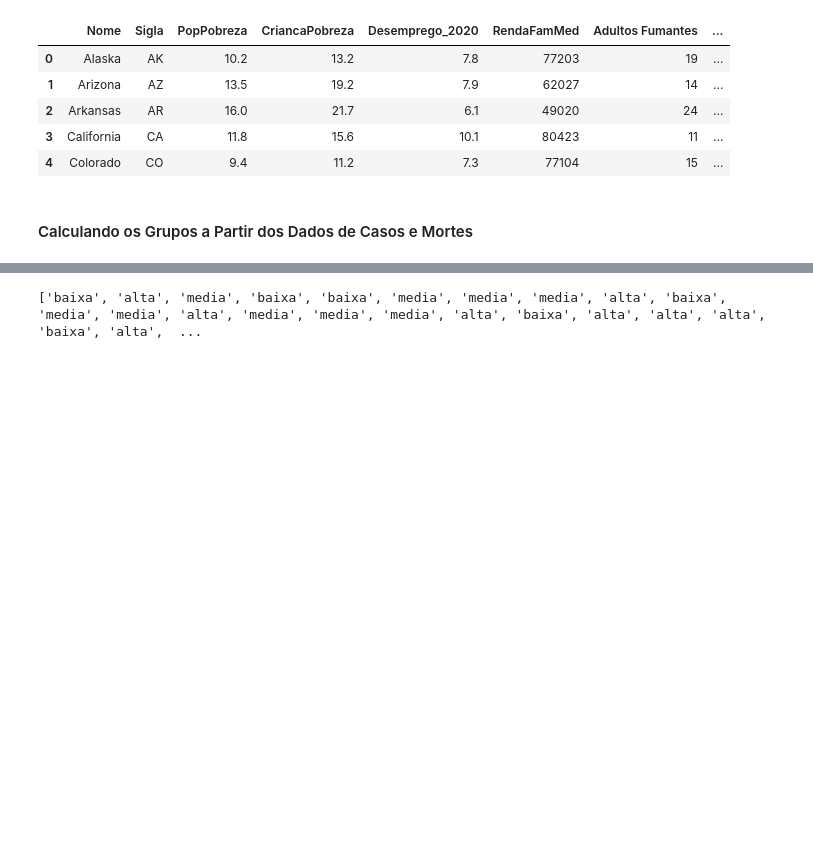
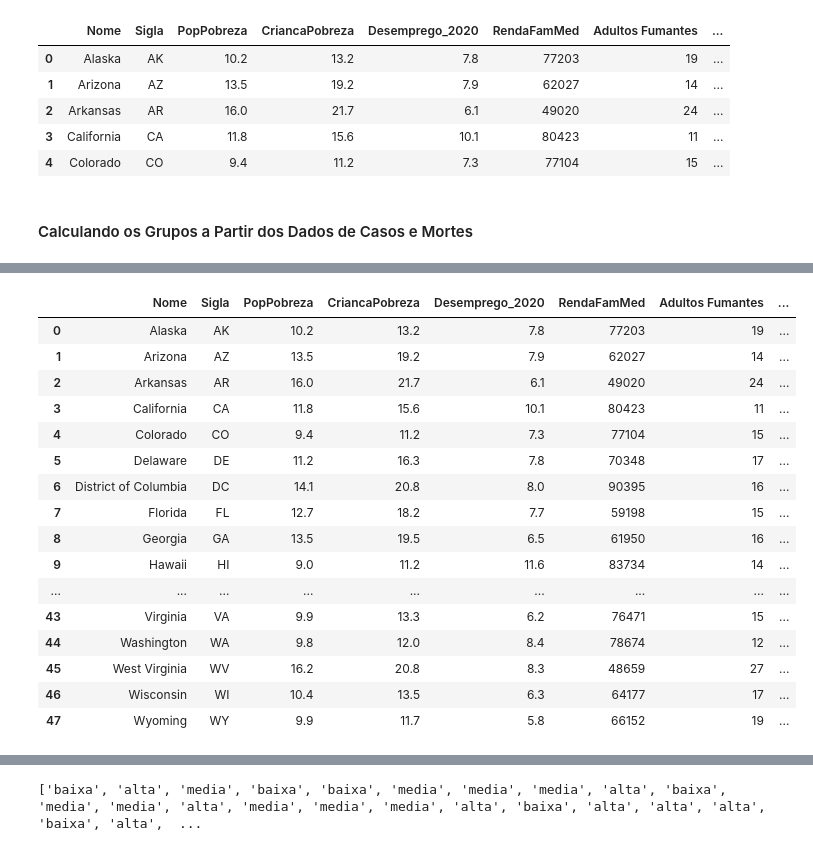
Before and after one commit to JoaoVictor-HM/TFG-Ciencia-de-Dados, a Jupyter notebook: analise_eua.ipynb, the cells around one changed output, grey strips where cells are left out. Drawn from its saved outputs; the diff is of its cells as text; code cells hidden in the pictures; blank space fills up the shorter version.

```diff
--- a/analise_eua.ipynb
+++ b/analise_eua.ipynb
@@ -573,0 +576,3 @@ array([0.00482379, 0.00493666, 0.0053524 , 0.00570213, 0.00801933,
+# %%
+eleicoes_df = eleicoes_df.rename(columns={'usa_state_code':'Sigla'})
+eleicoes_df.head()
@@ -573,0 +586,4 @@ array([0.00482379, 0.00493666, 0.0053524 , 0.00570213, 0.00801933,
+# %%
+aux = pd.merge(df_final, eleicoes_df, on='Sigla')
+aux = aux.drop(columns=['state', 'DEM', 'REP', 'usa_state'])
+df_final = aux
@@ -573,0 +641,21 @@ array([0.00482379, 0.00493666, 0.0053524 , 0.00570213, 0.00801933,
+# %%
+
+df_final.head(60)
+# %% [output]
+|  | Nome | Sigla | PopPobreza | CriancaPobreza | Desemprego_2020 | RendaFamMed | Adultos Fumantes | ... |
+| 0 | Alaska | AK | 10.2 | 13.2 | 7.8 | 77203 | 19 | ... |
+| 1 | Arizona | AZ | 13.5 | 19.2 | 7.9 | 62027 | 14 | ... |
+| 2 | Arkansas | AR | 16.0 | 21.7 | 6.1 | 49020 | 24 | ... |
+| 3 | California | CA | 11.8 | 15.6 | 10.1 | 80423 | 11 | ... |
+| 4 | Colorado | CO | 9.4 | 11.2 | 7.3 | 77104 | 15 | ... |
+| 5 | Delaware | DE | 11.2 | 16.3 | 7.8 | 70348 | 17 | ... |
+| 6 | District of Columbia | DC | 14.1 | 20.8 | 8.0 | 90395 | 16 | ... |
+| 7 | Florida | FL | 12.7 | 18.2 | 7.7 | 59198 | 15 | ... |
+| 8 | Georgia | GA | 13.5 | 19.5 | 6.5 | 61950 | 16 | ... |
+| 9 | Hawaii | HI | 9.0 | 11.2 | 11.6 | 83734 | 14 | ... |
+| ... | ... | ... | ... | ... | ... | ... | ... | ... |
+| 43 | Virginia | VA | 9.9 | 13.3 | 6.2 | 76471 | 15 | ... |
+| 44 | Washington | WA | 9.8 | 12.0 | 8.4 | 78674 | 12 | ... |
+| 45 | West Virginia | WV | 16.2 | 20.8 | 8.3 | 48659 | 27 | ... |
+| 46 | Wisconsin | WI | 10.4 | 13.5 | 6.3 | 64177 | 17 | ... |
+| 47 | Wyoming | WY | 9.9 | 11.7 | 5.8 | 66152 | 19 | ... |
```
Also changed, not shown: parts of 17 cells of this notebook.
